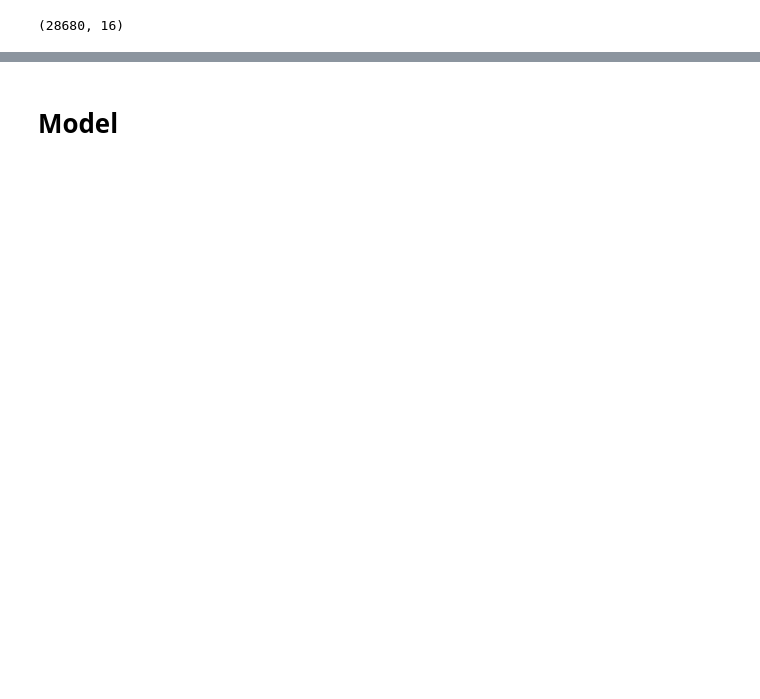
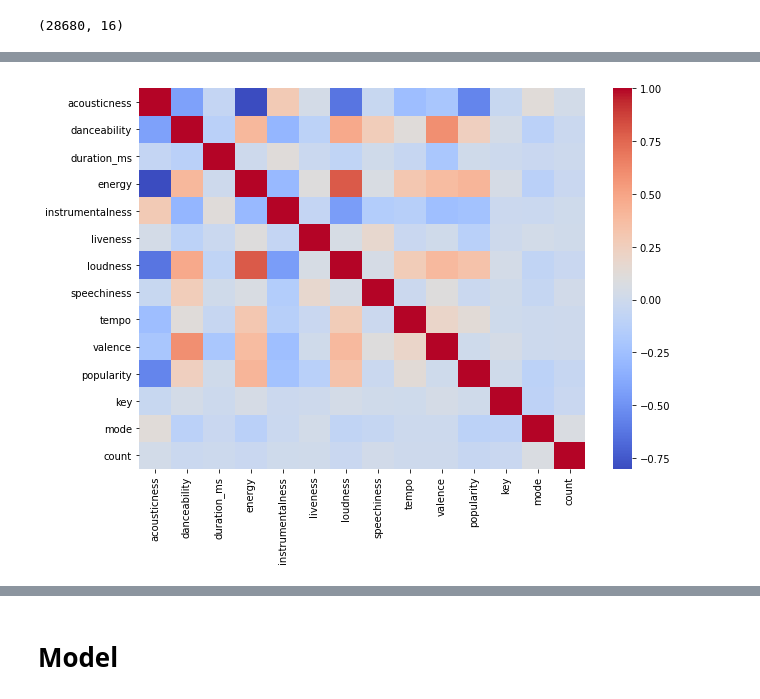
Before and after one commit to moritzgeiger/artist_recommender, a Jupyter notebook: notebooks/Artist_recommender.ipynb, the cells around one changed output, grey strips where cells are left out. Cells and saved outputs as stored; diff of their text form; code cells hidden in the pictures; blank space fills up the shorter version.

```diff
--- a/notebooks/Artist_recommender.ipynb
+++ b/notebooks/Artist_recommender.ipynb
@@ -38,0 +94,7 @@ df.sample(10)
+# %%
+# Another way of analysing correlations
+corr = df.corr()
+plt.figure(figsize=(10,7))
+heatmap = sns.heatmap(corr, cmap='coolwarm')
+# %% [output]
+[figure, added]
```
Also changed, not shown: parts of 48 cells of this notebook.
